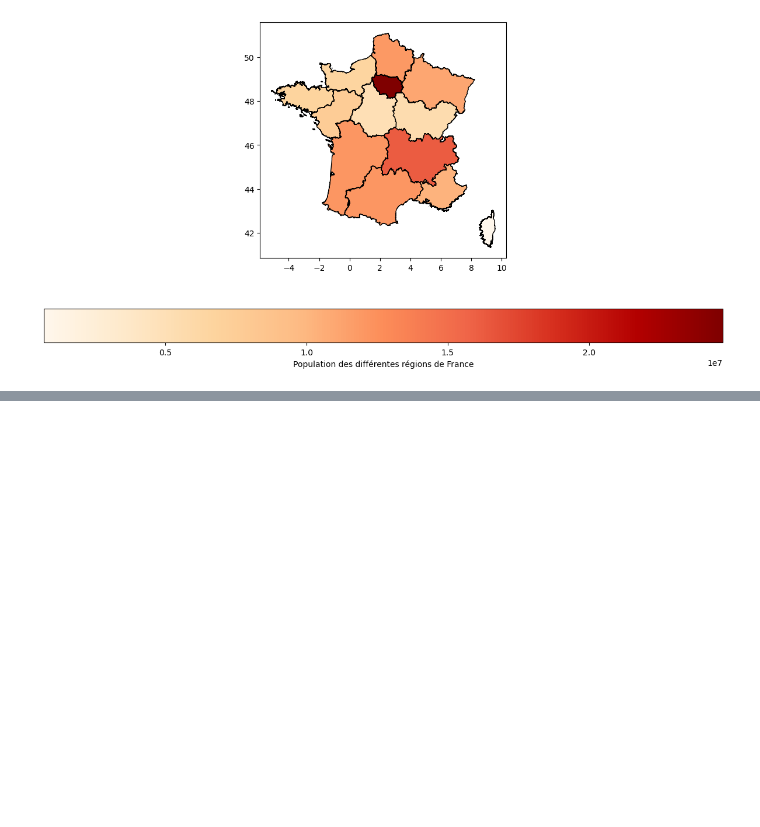
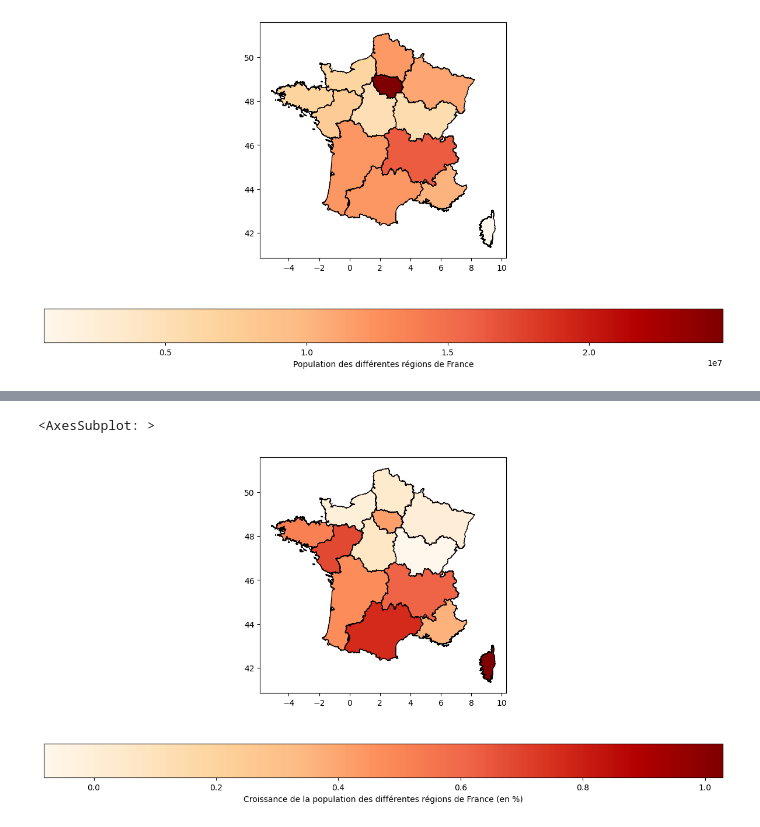
Before and after one commit to InseeFrLab/formation-python-initiation, a Jupyter notebook: notebooks/projects/RP/tmp_nb.ipynb, the cells around one changed output, grey strips where cells are left out. Saved outputs shown, nothing was run; the diff lists cells and outputs as text; code cells hidden in the pictures; blank space fills up the shorter version.

```diff
--- a/notebooks/projects/RP/tmp_nb.ipynb
+++ b/notebooks/projects/RP/tmp_nb.ipynb
@@ -156,0 +148,24 @@ x = df[(df["dep_code"] == "31") & (df["genre"] != "Total")]
+# %%
+def compute_mean_population_growth_per_region(df, min_year, max_year):
+    df = compute_population_growth(df)
+    df.reset_index(inplace=True)
+    df = df[(df["annee"] >= min_year) & (df["annee"] <= max_year)]
+    df = pd.melt(df, id_vars=['annee'], value_name="croissance_pop", var_name="region")
+    return df.groupby("region").mean()
+# %%
+annee_min = 2010
+annee_max = 2022
+sample = compute_mean_population_growth_per_region(df_regions, annee_min, annee_max)
+# %%
+regions_geo2 = geo.merge(sample.reset_index(), left_on=['NOM'], right_on=['region'])
+# %%
+regions_geo2.plot(column = 'croissance_pop',
+                      legend = True,
+                      cmap='OrRd',
+                      edgecolor="black",
+                      figsize = [15,7.5],\
+                      legend_kwds = {'label': "Croissance de la population des différentes régions de France (en %)",
+                                    'orientation': "horizontal"})
+# %% [output]
+<AxesSubplot: >
+[figure, added]
```
Also changed, not shown: parts of 5 cells of this notebook.
